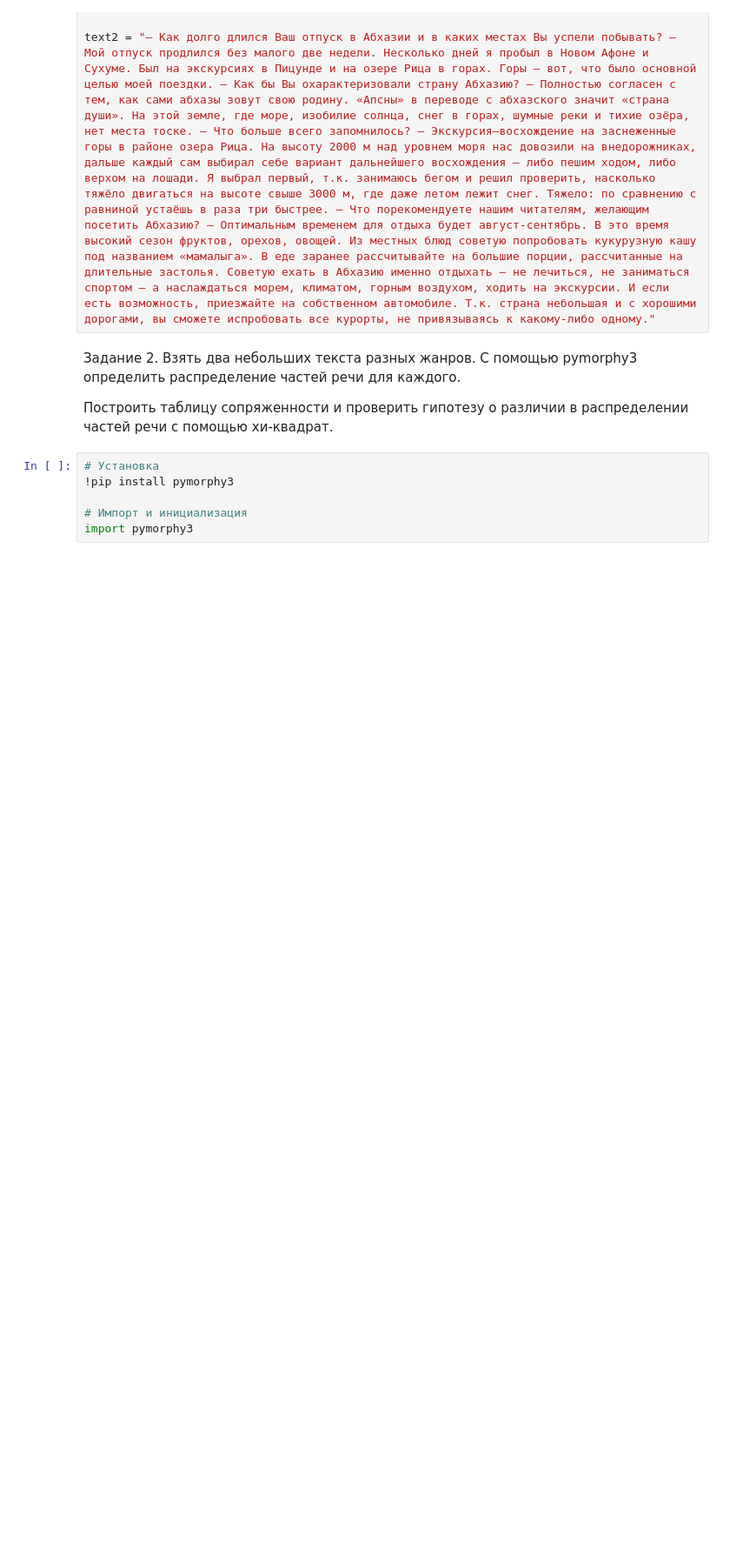
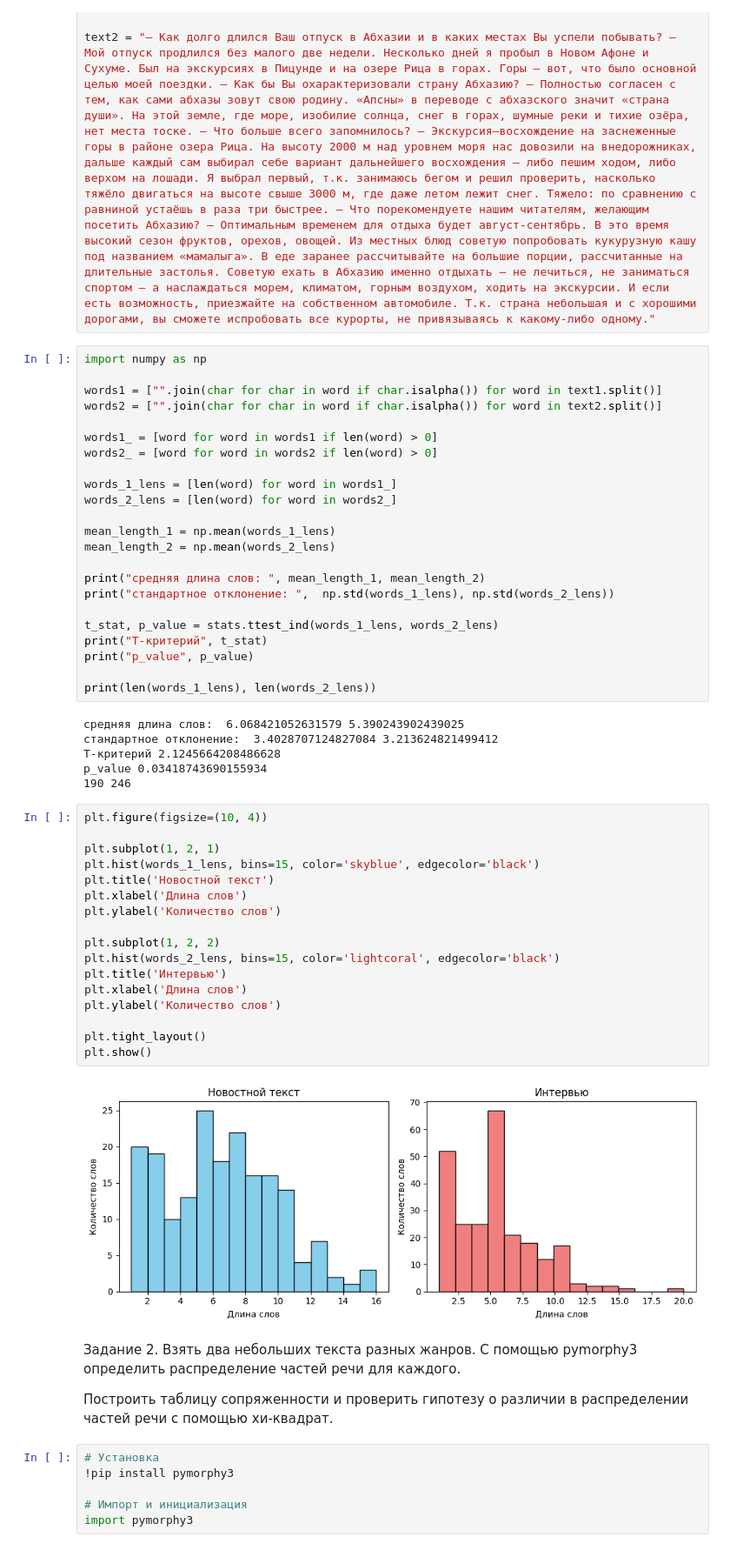
Before and after one commit to phonetics-spbu/phonetics-spbu.github.io, a Jupyter notebook: public/courses/python_2_mag/ipynb/stat_Python.ipynb, the cells around one changed output. Shown at 87% size. Saved outputs shown, nothing was run; the diff lists cells and outputs as text; blank space fills up the shorter version.

```diff
--- a/public/courses/python_2_mag/ipynb/stat_Python.ipynb
+++ b/public/courses/python_2_mag/ipynb/stat_Python.ipynb
@@ -170,3 +220,51 @@ text2 = "— Как долго длился Ваш отпуск в Абхази
+# %%
+import numpy as np
+
+words1 = ["".join(char for char in word if char.isalpha()) for word in text1.split()]
+words2 = ["".join(char for char in word if char.isalpha()) for word in text2.split()]
+
+words1_ = [word for word in words1 if len(word) > 0]
+words2_ = [word for word in words2 if len(word) > 0]
+
+words_1_lens = [len(word) for word in words1_]
+words_2_lens = [len(word) for word in words2_]
+
+mean_length_1 = np.mean(words_1_lens)
+mean_length_2 = np.mean(words_2_lens)
+
+print("средняя длина слов: ", mean_length_1, mean_length_2)
+print("стандартное отклонение: ",  np.std(words_1_lens), np.std(words_2_lens))
+
+t_stat, p_value = stats.ttest_ind(words_1_lens, words_2_lens)
+print("T-критерий", t_stat)
+print("p_value", p_value)
+
+print(len(words_1_lens), len(words_2_lens))
+# %% [output]
+средняя длина слов:  6.068421052631579 5.390243902439025
+стандартное отклонение:  3.4028707124827084 3.213624821499412
+T-критерий 2.1245664208486628
+p_value 0.03418743690155934
+190 246
+# %%
+plt.figure(figsize=(10, 4))
+
+plt.subplot(1, 2, 1)
+plt.hist(words_1_lens, bins=15, color='skyblue', edgecolor='black')
+plt.title('Новостной текст')
+plt.xlabel('Длина слов')
+plt.ylabel('Количество слов')
+
+plt.subplot(1, 2, 2)
+plt.hist(words_2_lens, bins=15, color='lightcoral', edgecolor='black')
+plt.title('Интервью')
+plt.xlabel('Длина слов')
+plt.ylabel('Количество слов')
+
+plt.tight_layout()
+plt.show()
+# %% [output]
+[figure, added]
 # %% [markdown]
 Задание 2. Взять два небольших текста разных жанров. С помощью pymorphy3 определить распределение частей речи для каждого.
 
```
Also changed, not shown: parts of 13 cells of this notebook.
